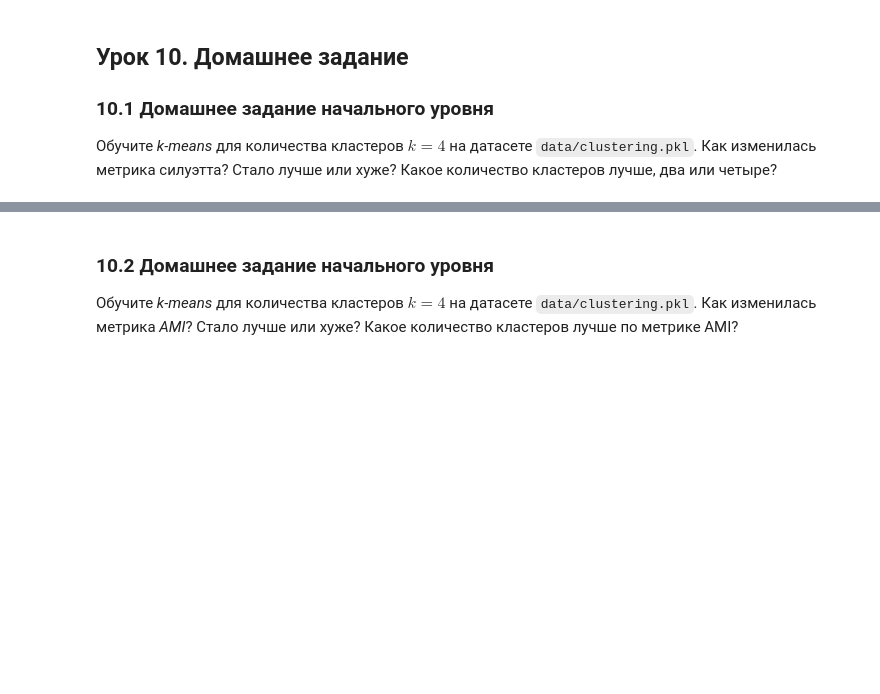
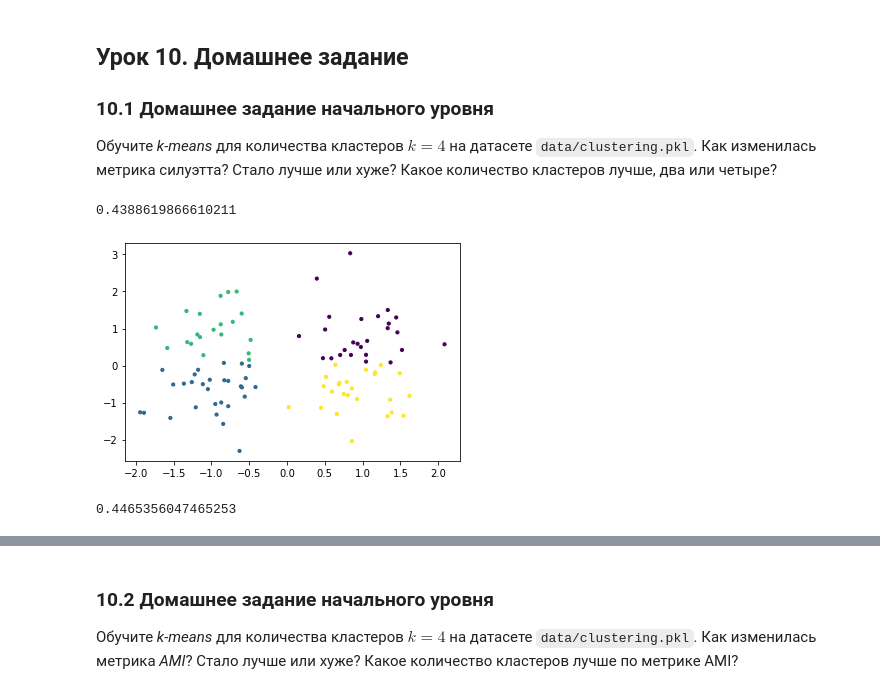
Before and after one commit to vegorovmsk/ml_beginner_level, a Jupyter notebook: 07_clasterization/jun_ml_7_hw_6.ipynb, the cells around one changed output, grey strips where cells are left out. Saved outputs shown, nothing was run; the diff lists cells and outputs as text; code cells hidden in the pictures; blank space fills up the shorter version.

```diff
--- a/07_clasterization/jun_ml_7_hw_6.ipynb
+++ b/07_clasterization/jun_ml_7_hw_6.ipynb
@@ -8,0 +7,31 @@
+# %%
+import pickle
+
+with open("data/7.10._clustering.pkl", 'rb') as f:
+    cluster_data = pickle.load(f)
+
+X = cluster_data['X']
+Y = cluster_data['Y']
+# %%
+from sklearn.cluster import KMeans
+from sklearn.metrics import silhouette_score
+
+model_4 = KMeans(n_clusters=4).fit(X)
+score_4 = silhouette_score(X, model_4.labels_)
+score_4
+# %% [output]
+0.4388619866610211
+# %%
+from matplotlib import pyplot as plt
+%matplotlib inline
+
+plt.scatter(X[:, 0], X[:, 1], 10, c=model_4.labels_)
+plt.show()
+# %% [output]
+[figure, added]
+# %%
+model_2 = KMeans(n_clusters=2).fit(X)
+score_2 = silhouette_score(X, model_2.labels_)
+score_2
+# %% [output]
+0.4465356047465253
```
Also changed, not shown: parts of 19 cells of this notebook, 2 other files.
